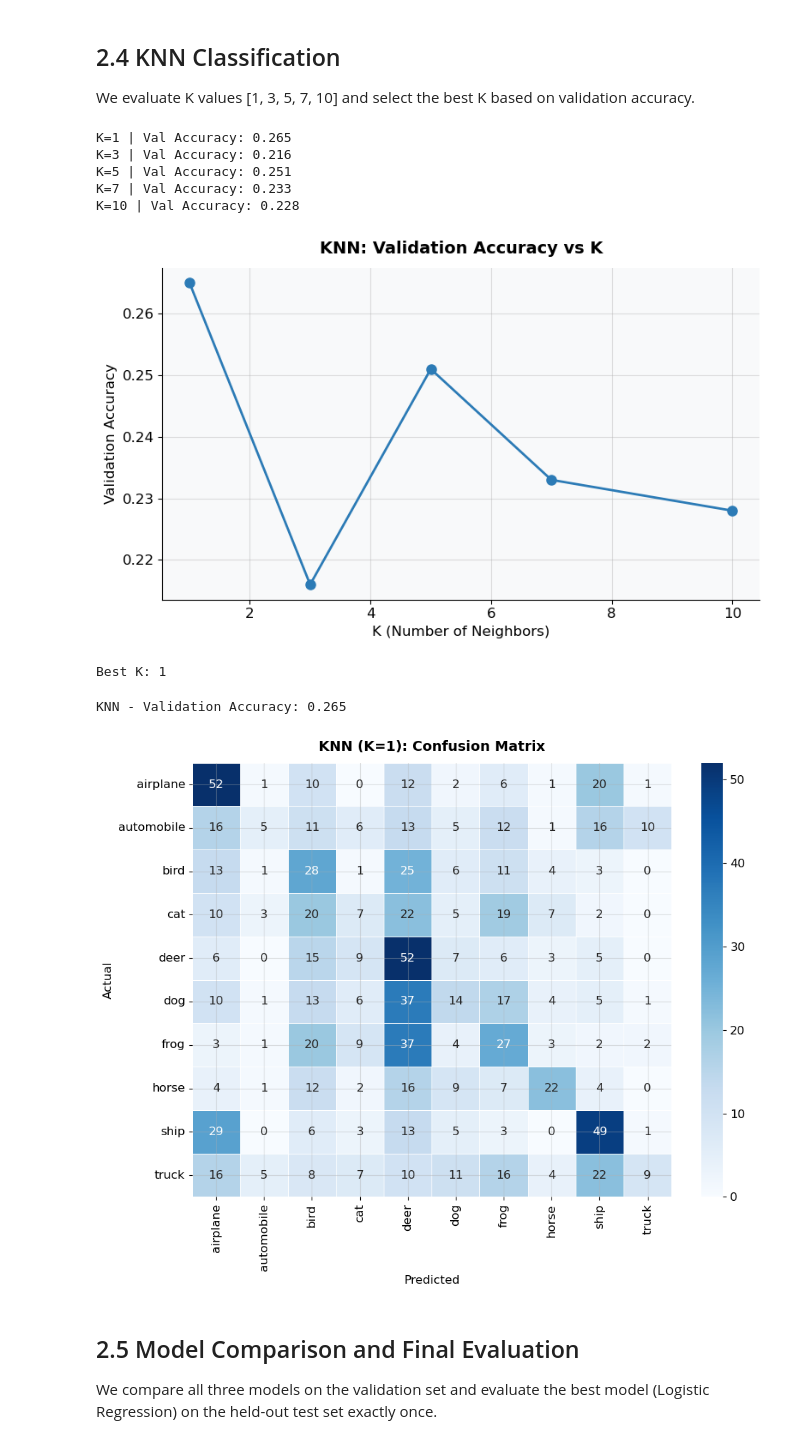
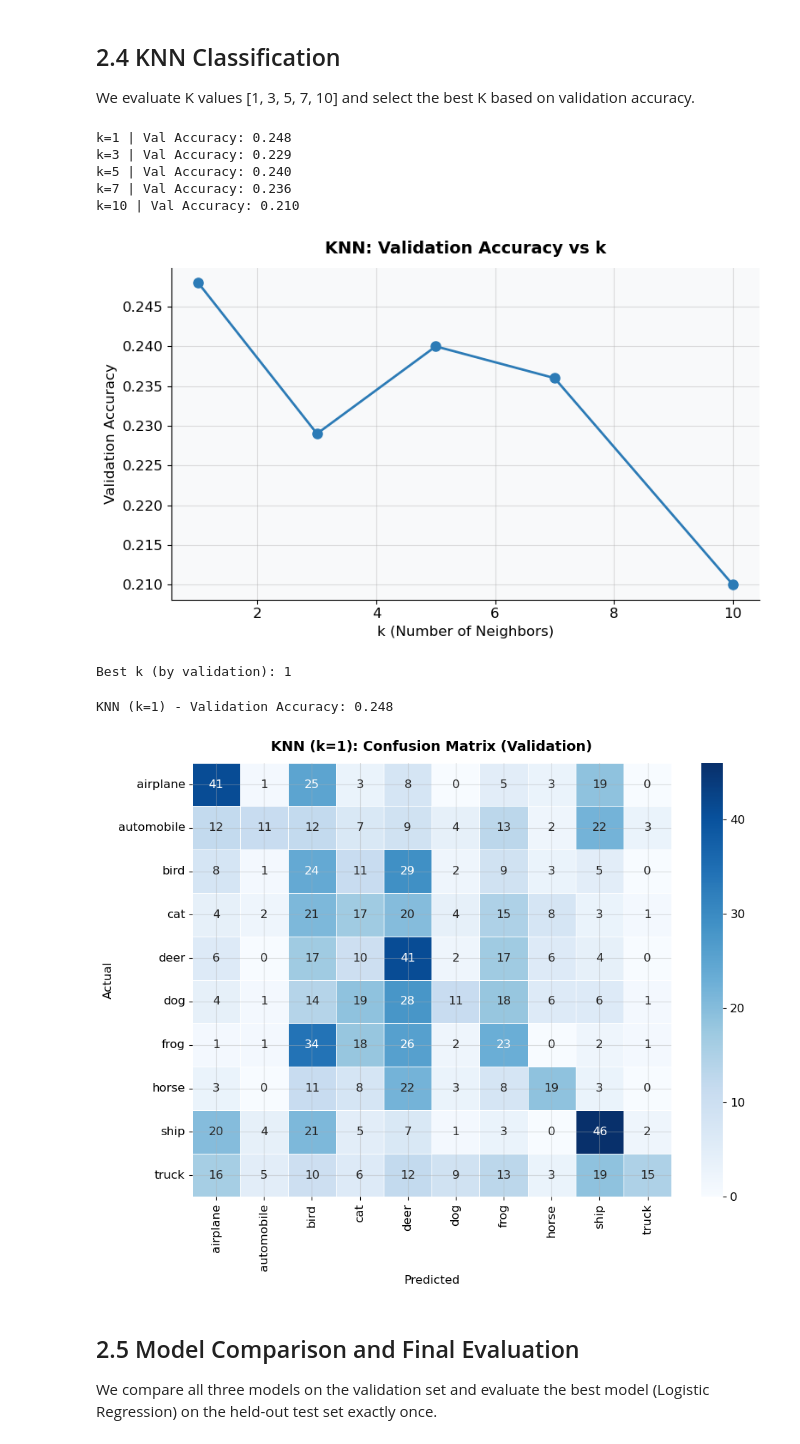
Before and after one commit to Yuvalinnnn/intro-to-ai-project, a Jupyter notebook: Part2_Classification_CIFAR10.ipynb, the cells around one changed output. Saved outputs shown, nothing was run; the diff lists cells and outputs as text; code cells hidden in the pictures.

```diff
--- a/Part2_Classification_CIFAR10.ipynb
+++ b/Part2_Classification_CIFAR10.ipynb
@@ -235,12 +244,12 @@ Best C: 0.001
 # %%
-# Final SVM model
-best_svm = LinearSVC(C=0.001, max_iter=1000, random_state=SEED)
-best_svm.fit(X_train_svm, y_train_svm)
+# Final SVM model (using best C)
+best_svm = LinearSVC(C=best_C_svm, max_iter=2000, random_state=SEED)
+best_svm.fit(X_train_model, y_train_model)
 y_val_pred_svm = best_svm.predict(X_val_scaled)
 svm_accuracy = accuracy_score(y_val, y_val_pred_svm)
-print(f"SVM - Validation Accuracy: {svm_accuracy:.3f}")
+print(f"SVM (C={best_C_svm}) - Validation Accuracy: {svm_accuracy:.3f}")
 
-# Confusion Matrix
+# Confusion Matrix (validation)
 fig, ax = plt.subplots(figsize=(10, 8))
 cm_svm = confusion_matrix(y_val, y_val_pred_svm)
 sns.heatmap(cm_svm, annot=True, fmt='d', cmap='Blues',
@@ -248,7 +257,7 @@ sns.heatmap(cm_svm, annot=True, fmt='d', cmap='Blues',
             linewidths=0.5, ax=ax)
 ax.set_xlabel('Predicted', fontsize=12)
 ax.set_ylabel('Actual', fontsize=12)
-ax.set_title('SVM: Confusion Matrix', fontsize=14, fontweight='bold', pad=12)
+ax.set_title('SVM: Confusion Matrix (Validation)', fontsize=14, fontweight='bold', pad=12)
 plt.tight_layout()
 plt.show()
 # %% [output]
@@ -258,58 +267,58 @@ SVM - Validation Accuracy: 0.280
 ## 2.4 KNN Classification
 We evaluate K values [1, 3, 5, 7, 10] and select the best K based on validation accuracy.
 # %%
-# KNN - Hyperparameter search (using small subset for speed)
+# KNN - Hyperparameter search (validation)
 k_values = [1, 3, 5, 7, 10]
 knn_val_scores = []
 
 for k in k_values:
     knn = KNeighborsClassifier(n_neighbors=k, n_jobs=1)
-    knn.fit(X_train_svm, y_train_svm)  # same 1000 samples
+    knn.fit(X_train_model, y_train_model)
     score = accuracy_score(y_val, knn.predict(X_val_scaled))
     knn_val_scores.append(score)
-    print(f"K={k} | Val Accuracy: {score:.3f}")
+    print(f"k={k} | Val Accuracy: {score:.3f}")
 
 # Plot
 fig, ax = plt.subplots(figsize=(8, 5))
 ax.plot(k_values, knn_val_scores, marker='o', color=MAIN_COLOR, linewidth=2, markersize=8)
-ax.set_xlabel('K (Number of Neighbors)', fontsize=12)
+ax.set_xlabel('k (Number of Neighbors)', fontsize=12)
 ax.set_ylabel('Validation Accuracy', fontsize=12)
-ax.set_title('KNN: Validation Accuracy vs K', fontsize=14, fontweight='bold', pad=12)
+ax.set_title('KNN: Validation Accuracy vs k', fontsize=14, fontweight='bold', pad=12)
 plt.tight_layout()
 plt.show()
 
-best_K = k_values[np.argmax(knn_val_scores)]
-print(f"\nBest K: {best_K}")
+best_K = k_values[int(np.argmax(knn_val_scores))]
+print(f"\nBest k (by validation): {best_K}")
 # %% [output]
-K=1 | Val Accuracy: 0.265
-K=3 | Val Accuracy: 0.216
-K=5 | Val Accuracy: 0.251
-K=7 | Val Accuracy: 0.233
-K=10 | Val Accuracy: 0.228
+k=1 | Val Accuracy: 0.248
+k=3 | Val Accuracy: 0.229
+k=5 | Val Accuracy: 0.240
+k=7 | Val Accuracy: 0.236
+k=10 | Val Accuracy: 0.210
-[figure, old version]
+[figure, new version]
-Best K: 1
+Best k (by validation): 1
 # %%
-# Final KNN model
-best_knn_clf = KNeighborsClassifier(n_neighbors=1, n_jobs=1)
-best_knn_clf.fit(X_train_svm, y_train_svm)
+# Final KNN model (using best k)
+best_knn_clf = KNeighborsClassifier(n_neighbors=best_K, n_jobs=1)
+best_knn_clf.fit(X_train_model, y_train_model)
 y_val_pred_knn = best_knn_clf.predict(X_val_scaled)
 knn_accuracy = accuracy_score(y_val, y_val_pred_knn)
-print(f"KNN - Validation Accuracy: {knn_accuracy:.3f}")
+print(f"KNN (k={best_K}) - Validation Accuracy: {knn_accuracy:.3f}")
 
-# Confusion Matrix
+# Confusion Matrix (validation)
 fig, ax = plt.subplots(figsize=(10, 8))
 cm_knn = confusion_matrix(y_val, y_val_pred_knn)
 sns.heatmap(cm_knn, annot=True, fmt='d', cmap='Blues',
             xticklabels=class_names, yticklabels=class_names,
             linewidths=0.5, ax=ax)
 ax.set_xlabel('Predicted', fontsize=12)
 ax.set_ylabel('Actual', fontsize=12)
-ax.set_title('KNN (K=1): Confusion Matrix', fontsize=14, fontweight='bold', pad=12)
+ax.set_title(f'KNN (k={best_K}): Confusion Matrix (Validation)', fontsize=14, fontweight='bold', pad=12)
 plt.tight_layout()
 plt.show()
 # %% [output]
-KNN - Validation Accuracy: 0.265
+KNN (k=1) - Validation Accuracy: 0.248
-[figure, old version]
+[figure, new version]
 # %% [markdown]
 ## 2.5 Model Comparison and Final Evaluation
 We compare all three models on the validation set and evaluate the best model (Logistic Regression) on the held-out test set exactly once.
```
Also changed, not shown: parts of 11 cells of this notebook, 1 other file.
